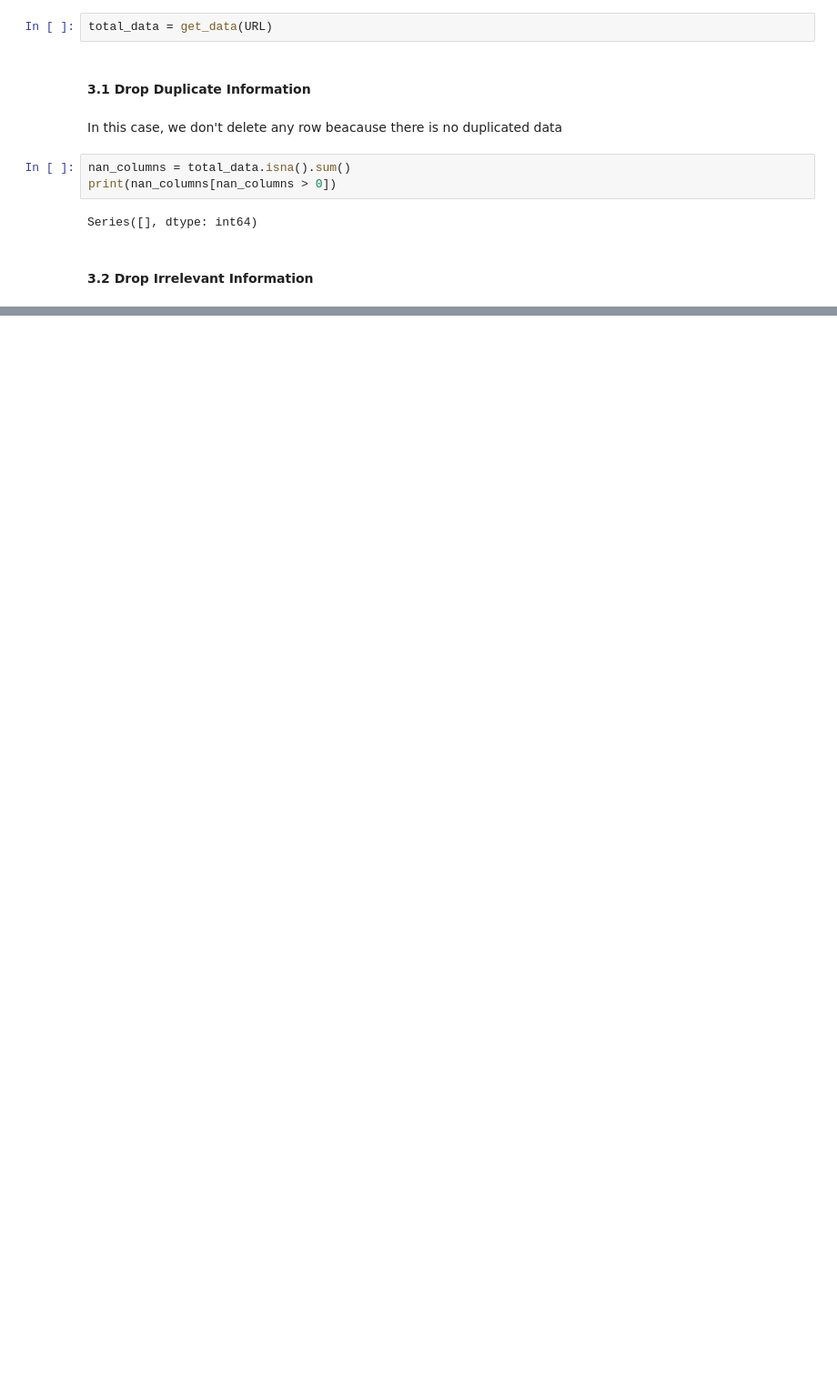
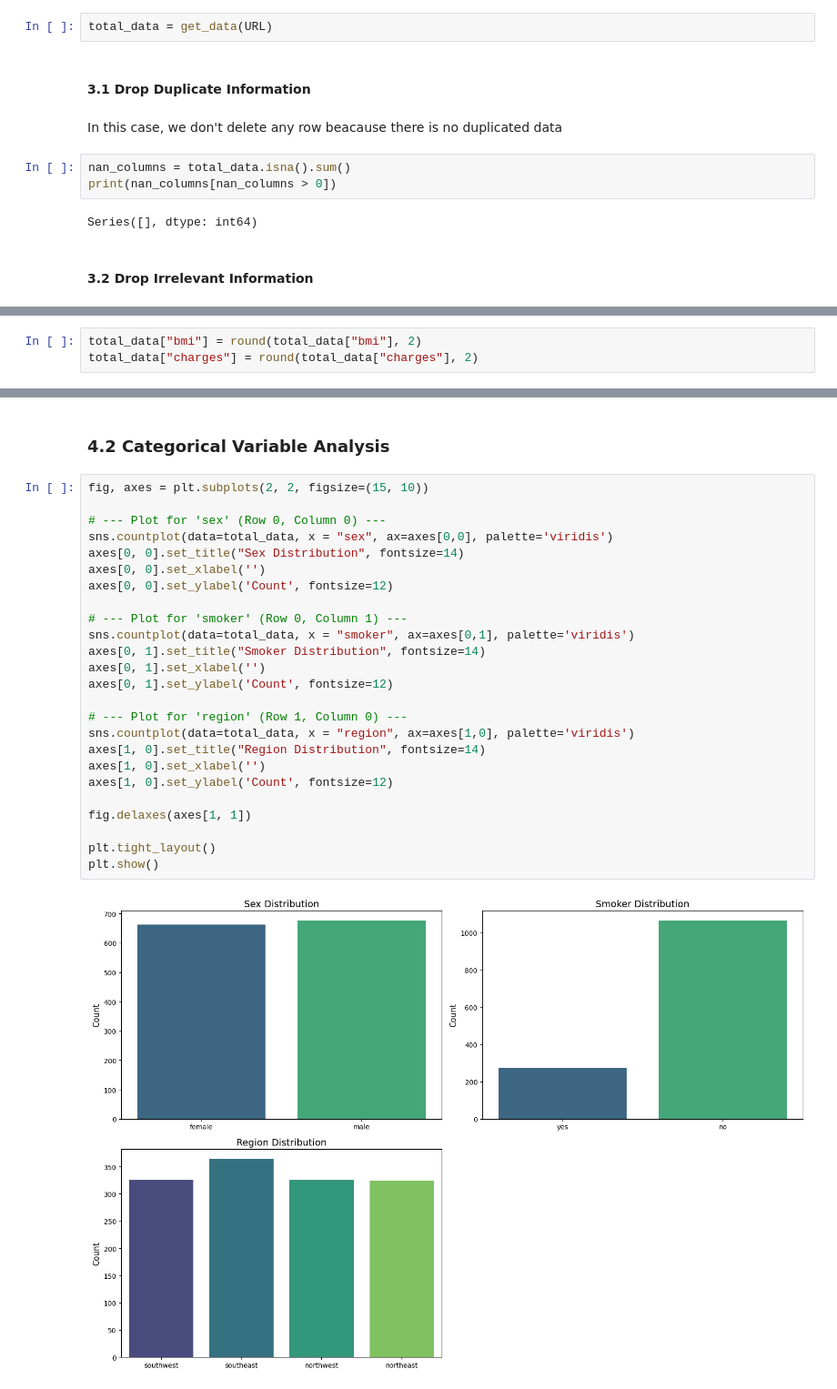
Before and after one commit to 4GeeksAcademy/danielpaez-dev-linear-regression, a Jupyter notebook: src/explore.ipynb, the cells around one changed output, grey strips where cells are left out. Shown at 91% size. Drawn from its saved outputs; the diff is of its cells as text; blank space fills up the shorter version.

Commit message:
feat: :sparkles: improved datatypes and added univariate analysis

```diff
--- a/src/explore.ipynb
+++ b/src/explore.ipynb
@@ -98,0 +106,3 @@ Series([], dtype: int64)
+# %%
+total_data["bmi"] = round(total_data["bmi"], 2)
+total_data["charges"] = round(total_data["charges"], 2)
@@ -98,0 +141,29 @@ Series([], dtype: int64)
+# %% [markdown]
+### 4.2 Categorical Variable Analysis <a id='c4-2'></a>
+# %%
+fig, axes = plt.subplots(2, 2, figsize=(15, 10))
+
+# --- Plot for 'sex' (Row 0, Column 0) ---
+sns.countplot(data=total_data, x = "sex", ax=axes[0,0], palette='viridis')
+axes[0, 0].set_title("Sex Distribution", fontsize=14)
+axes[0, 0].set_xlabel('')
+axes[0, 0].set_ylabel('Count', fontsize=12)
+
+# --- Plot for 'smoker' (Row 0, Column 1) ---
+sns.countplot(data=total_data, x = "smoker", ax=axes[0,1], palette='viridis')
+axes[0, 1].set_title("Smoker Distribution", fontsize=14)
+axes[0, 1].set_xlabel('')
+axes[0, 1].set_ylabel('Count', fontsize=12)
+
+# --- Plot for 'region' (Row 1, Column 0) ---
+sns.countplot(data=total_data, x = "region", ax=axes[1,0], palette='viridis')
+axes[1, 0].set_title("Region Distribution", fontsize=14)
+axes[1, 0].set_xlabel('')
+axes[1, 0].set_ylabel('Count', fontsize=12)
+
+fig.delaxes(axes[1, 1])
+
+plt.tight_layout()
+plt.show()
+# %% [output]
+[figure, added]
```
Also changed, not shown: parts of 11 cells of this notebook.
